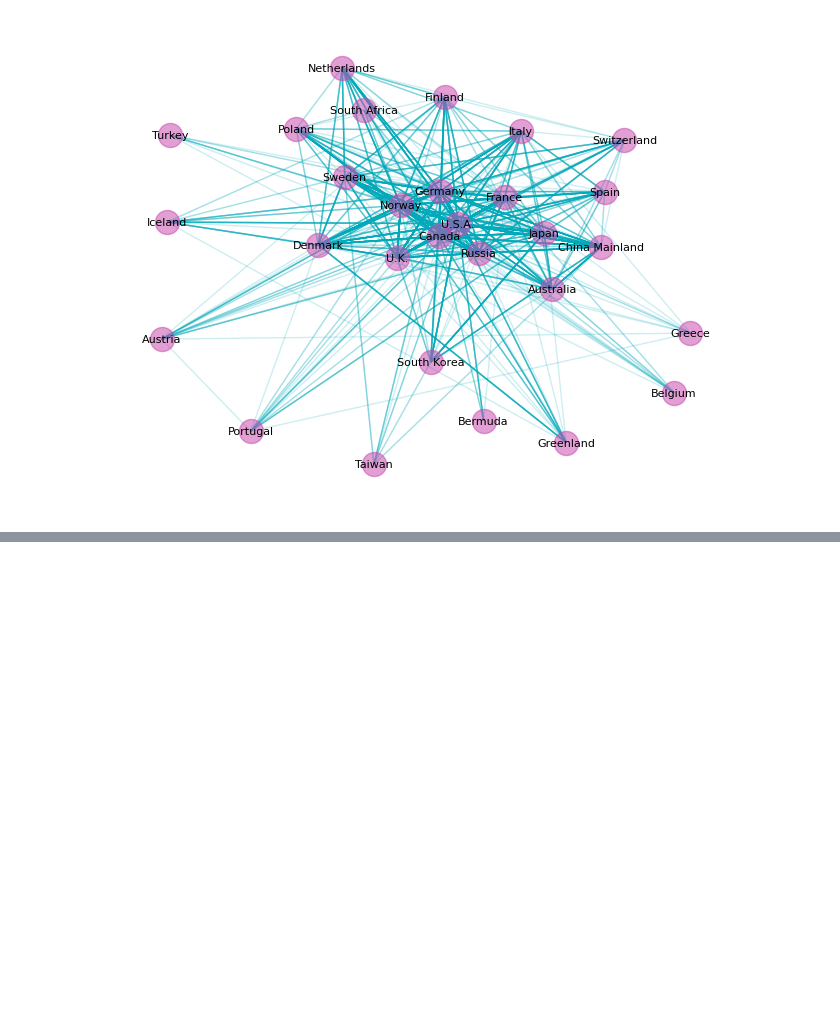
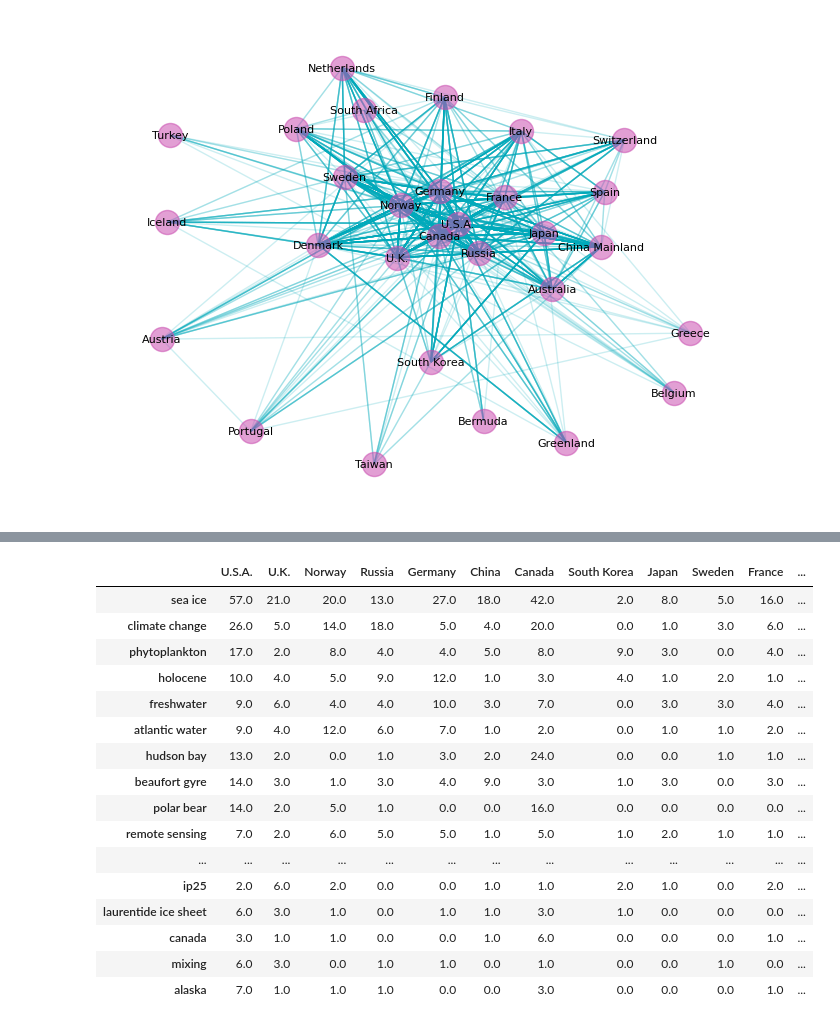
Before and after one commit to wilSecord/studio-projects, a Jupyter notebook: week1_network_analysis/explore.ipynb, the cells around one changed output, grey strips where cells are left out. Drawn from its saved outputs; the diff is of its cells as text; code cells hidden in the pictures; blank space fills up the shorter version.

```diff
--- a/explore.ipynb
+++ b/week1_network_analysis/explore.ipynb
@@ -210,0 +273,21 @@ nx.draw(collab_graph, with_labels=True, font_size=8, pos=nx.spring_layout(collab
+# %%
+kw_country_usage_clipped = kw_country_usage.loc[(kw_country_usage > 5).any(axis=1), (kw_country_usage > 5).any(axis=0)]
+kw_country_usage_clipped
+# %% [output]
+|  | U.S.A. | U.K. | Norway | Russia | Germany | China | Canada | South Korea | Japan | Sweden | France | ... |
+| sea ice | 57.0 | 21.0 | 20.0 | 13.0 | 27.0 | 18.0 | 42.0 | 2.0 | 8.0 | 5.0 | 16.0 | ... |
+| climate change | 26.0 | 5.0 | 14.0 | 18.0 | 5.0 | 4.0 | 20.0 | 0.0 | 1.0 | 3.0 | 6.0 | ... |
+| phytoplankton | 17.0 | 2.0 | 8.0 | 4.0 | 4.0 | 5.0 | 8.0 | 9.0 | 3.0 | 0.0 | 4.0 | ... |
+| holocene | 10.0 | 4.0 | 5.0 | 9.0 | 12.0 | 1.0 | 3.0 | 4.0 | 1.0 | 2.0 | 1.0 | ... |
+| freshwater | 9.0 | 6.0 | 4.0 | 4.0 | 10.0 | 3.0 | 7.0 | 0.0 | 3.0 | 3.0 | 4.0 | ... |
+| atlantic water | 9.0 | 4.0 | 12.0 | 6.0 | 7.0 | 1.0 | 2.0 | 0.0 | 1.0 | 1.0 | 2.0 | ... |
+| hudson bay | 13.0 | 2.0 | 0.0 | 1.0 | 3.0 | 2.0 | 24.0 | 0.0 | 0.0 | 1.0 | 1.0 | ... |
+| beaufort gyre | 14.0 | 3.0 | 1.0 | 3.0 | 4.0 | 9.0 | 3.0 | 1.0 | 3.0 | 0.0 | 3.0 | ... |
+| polar bear | 14.0 | 2.0 | 5.0 | 1.0 | 0.0 | 0.0 | 16.0 | 0.0 | 0.0 | 0.0 | 0.0 | ... |
+| remote sensing | 7.0 | 2.0 | 6.0 | 5.0 | 5.0 | 1.0 | 5.0 | 1.0 | 2.0 | 1.0 | 1.0 | ... |
+| ... | ... | ... | ... | ... | ... | ... | ... | ... | ... | ... | ... | ... |
+| ip25 | 2.0 | 6.0 | 2.0 | 0.0 | 0.0 | 1.0 | 1.0 | 2.0 | 1.0 | 0.0 | 2.0 | ... |
+| laurentide ice sheet | 6.0 | 3.0 | 1.0 | 0.0 | 1.0 | 1.0 | 3.0 | 1.0 | 0.0 | 0.0 | 0.0 | ... |
+| canada | 3.0 | 1.0 | 1.0 | 0.0 | 0.0 | 1.0 | 6.0 | 0.0 | 0.0 | 0.0 | 1.0 | ... |
+| mixing | 6.0 | 3.0 | 0.0 | 1.0 | 1.0 | 0.0 | 1.0 | 0.0 | 0.0 | 1.0 | 0.0 | ... |
+| alaska | 7.0 | 1.0 | 1.0 | 1.0 | 0.0 | 0.0 | 3.0 | 0.0 | 0.0 | 0.0 | 1.0 | ... |
```
Also changed, not shown: parts of 8 cells of this notebook, 1 other file.
